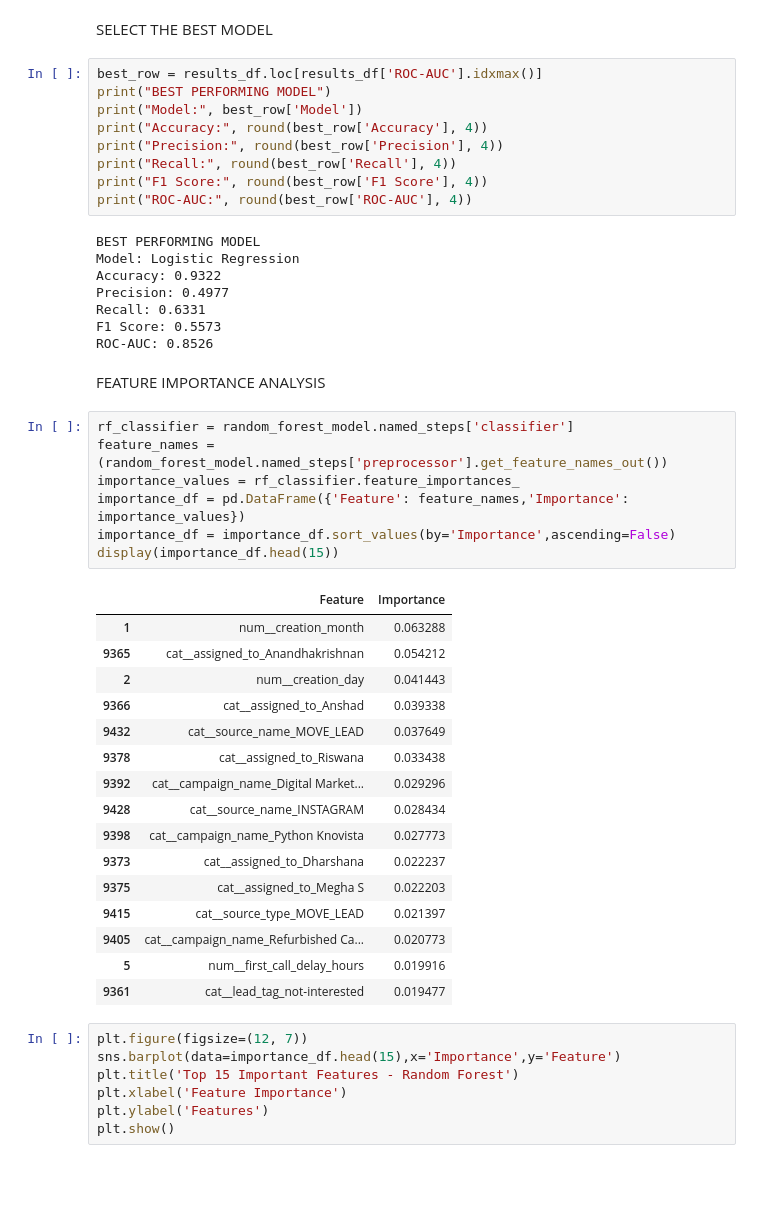
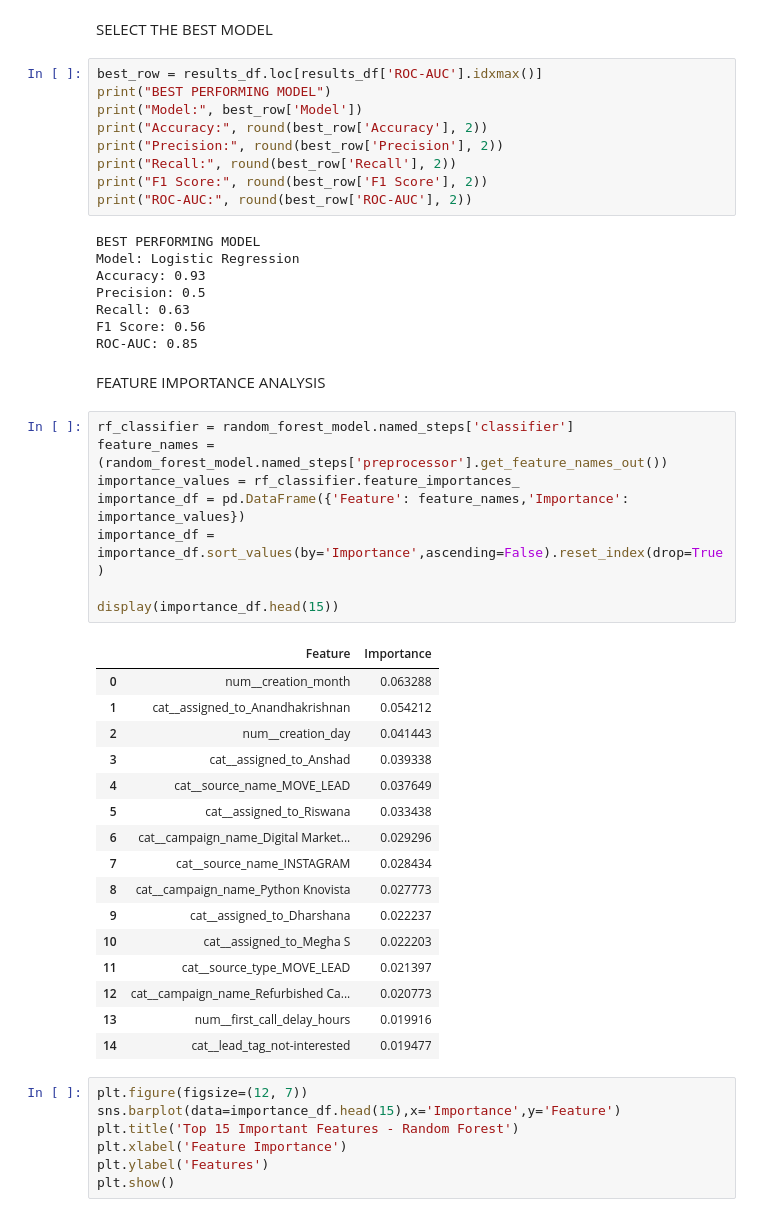
Before and after one commit to akshaya-e/Lead-Conversion-Prediction-using-ML, a Jupyter notebook: Lead_Conversion_Prediction.ipynb, the cells around one changed output. Saved outputs shown, nothing was run; the diff lists cells and outputs as text; blank space fills up the shorter version.

```diff
--- a/Lead_Conversion_Prediction.ipynb
+++ b/Lead_Conversion_Prediction.ipynb
@@ -634,45 +649,46 @@ SELECT THE BEST MODEL
 best_row = results_df.loc[results_df['ROC-AUC'].idxmax()]
 print("BEST PERFORMING MODEL")
 print("Model:", best_row['Model'])
-print("Accuracy:", round(best_row['Accuracy'], 4))
-print("Precision:", round(best_row['Precision'], 4))
-print("Recall:", round(best_row['Recall'], 4))
-print("F1 Score:", round(best_row['F1 Score'], 4))
-print("ROC-AUC:", round(best_row['ROC-AUC'], 4))
+print("Accuracy:", round(best_row['Accuracy'], 2))
+print("Precision:", round(best_row['Precision'], 2))
+print("Recall:", round(best_row['Recall'], 2))
+print("F1 Score:", round(best_row['F1 Score'], 2))
+print("ROC-AUC:", round(best_row['ROC-AUC'], 2))
 # %% [output]
 BEST PERFORMING MODEL
 Model: Logistic Regression
-Accuracy: 0.9322
-Precision: 0.4977
-Recall: 0.6331
-F1 Score: 0.5573
-ROC-AUC: 0.8526
+Accuracy: 0.93
+Precision: 0.5
+Recall: 0.63
+F1 Score: 0.56
+ROC-AUC: 0.85
 # %% [markdown]
 FEATURE IMPORTANCE ANALYSIS
 # %%
 rf_classifier = random_forest_model.named_steps['classifier']
 feature_names = (random_forest_model.named_steps['preprocessor'].get_feature_names_out())
 importance_values = rf_classifier.feature_importances_
 importance_df = pd.DataFrame({'Feature': feature_names,'Importance': importance_values})
-importance_df = importance_df.sort_values(by='Importance',ascending=False)
+importance_df = importance_df.sort_values(by='Importance',ascending=False).reset_index(drop=True)
+
 display(importance_df.head(15))
 # %% [output]
 |  | Feature | Importance |
-| 1 | num__creation_month | 0.063288 |
-| 9365 | cat__assigned_to_Anandhakrishnan | 0.054212 |
+| 0 | num__creation_month | 0.063288 |
+| 1 | cat__assigned_to_Anandhakrishnan | 0.054212 |
 | 2 | num__creation_day | 0.041443 |
-| 9366 | cat__assigned_to_Anshad | 0.039338 |
-| 9432 | cat__source_name_MOVE_LEAD | 0.037649 |
-| 9378 | cat__assigned_to_Riswana | 0.033438 |
-| 9392 | cat__campaign_name_Digital Market... | 0.029296 |
-| 9428 | cat__source_name_INSTAGRAM | 0.028434 |
-| 9398 | cat__campaign_name_Python Knovista | 0.027773 |
-| 9373 | cat__assigned_to_Dharshana | 0.022237 |
-| 9375 | cat__assigned_to_Megha S | 0.022203 |
-| 9415 | cat__source_type_MOVE_LEAD | 0.021397 |
-| 9405 | cat__campaign_name_Refurbished Ca... | 0.020773 |
-| 5 | num__first_call_delay_hours | 0.019916 |
-| 9361 | cat__lead_tag_not-interested | 0.019477 |
+| 3 | cat__assigned_to_Anshad | 0.039338 |
+| 4 | cat__source_name_MOVE_LEAD | 0.037649 |
+| 5 | cat__assigned_to_Riswana | 0.033438 |
+| 6 | cat__campaign_name_Digital Market... | 0.029296 |
+| 7 | cat__source_name_INSTAGRAM | 0.028434 |
+| 8 | cat__campaign_name_Python Knovista | 0.027773 |
+| 9 | cat__assigned_to_Dharshana | 0.022237 |
+| 10 | cat__assigned_to_Megha S | 0.022203 |
+| 11 | cat__source_type_MOVE_LEAD | 0.021397 |
+| 12 | cat__campaign_name_Refurbished Ca... | 0.020773 |
+| 13 | num__first_call_delay_hours | 0.019916 |
+| 14 | cat__lead_tag_not-interested | 0.019477 |
 # %%
 plt.figure(figsize=(12, 7))
 sns.barplot(data=importance_df.head(15),x='Importance',y='Feature')
```
Also changed, not shown: parts of 10 cells of this notebook.
